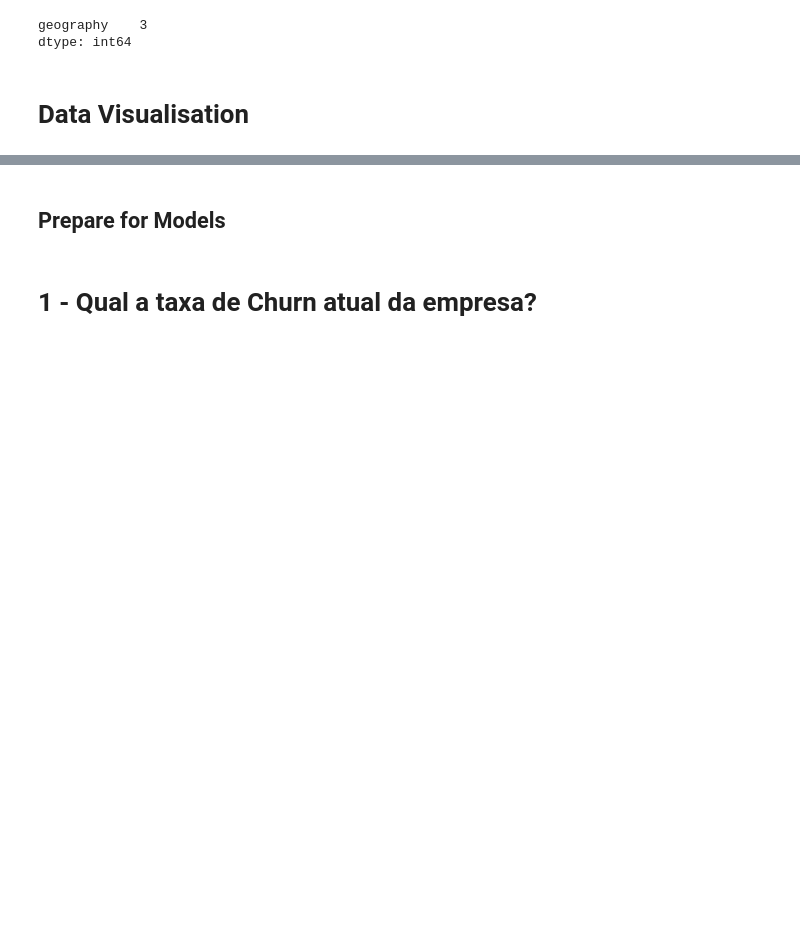
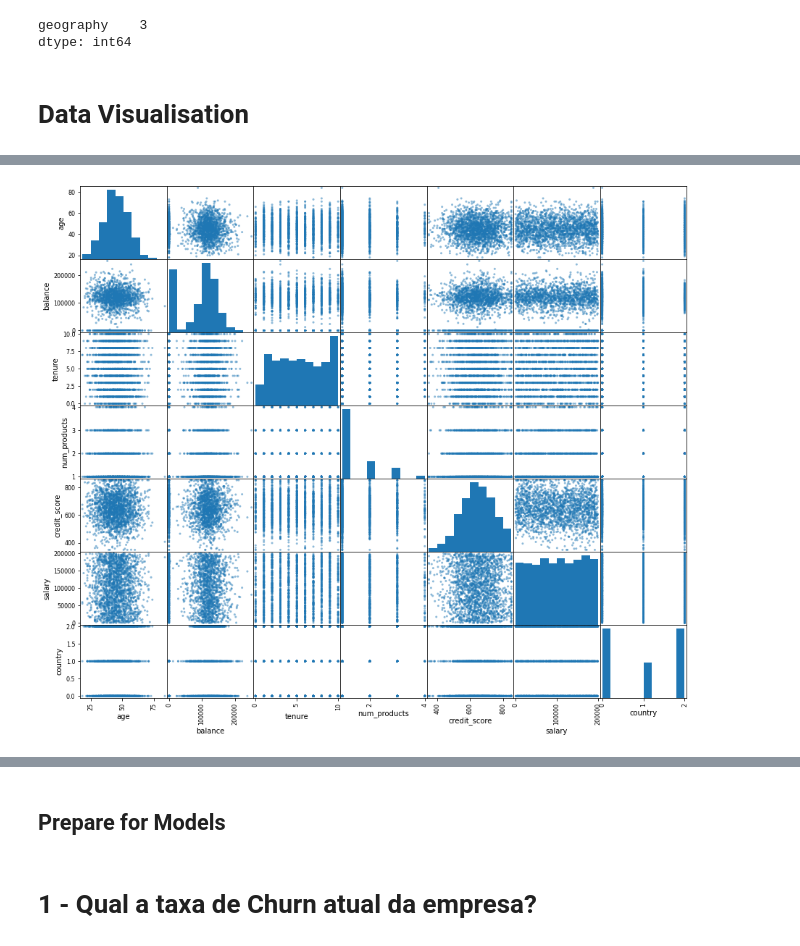
Before and after one commit to gcsantucci/churn_TopBank, a Jupyter notebook: churn_eda.ipynb, the cells around one changed output, grey strips where cells are left out. Saved outputs shown, nothing was run; the diff lists cells and outputs as text; code cells hidden in the pictures; blank space fills up the shorter version.

Commit message:
fix visualization to show new EDA vars

```diff
--- a/churn_eda.ipynb
+++ b/churn_eda.ipynb
@@ -318,5 +305,5 @@ def hargs(bins=np.arange(0, 2, 1), hstep='step', lwidth=3, c='r', label='Churn',
 # %%
-mask = (df.exited == 1)
+mask = (df1.exited == 1)
 # %%
 def plot_vars(normed=False):
     fig, ax = plt.subplots(nrows=3, ncols=3, figsize=(16, 12))
@@ -384,4 +378,9 @@ attributes = ['Age', 'Balance', 'Tenure', 'NumOfProducts',
+# %%
+attributes = ['age', 'balance', 'tenure', 'num_products',
+              'credit_score', 'salary', 'country']
 # %%
-scatter_matrix(df[mask][attributes], figsize=(15, 13))
+scatter_matrix(df1[mask][attributes], figsize=(15, 13))
 plt.show()
+# %% [output]
+[figure, added]
 # %%
```
Also changed, not shown: parts of 20 cells of this notebook.
